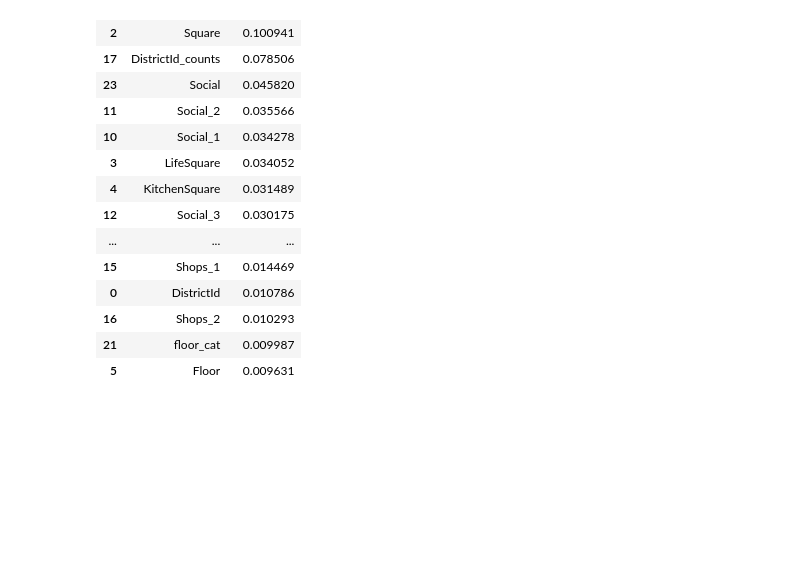
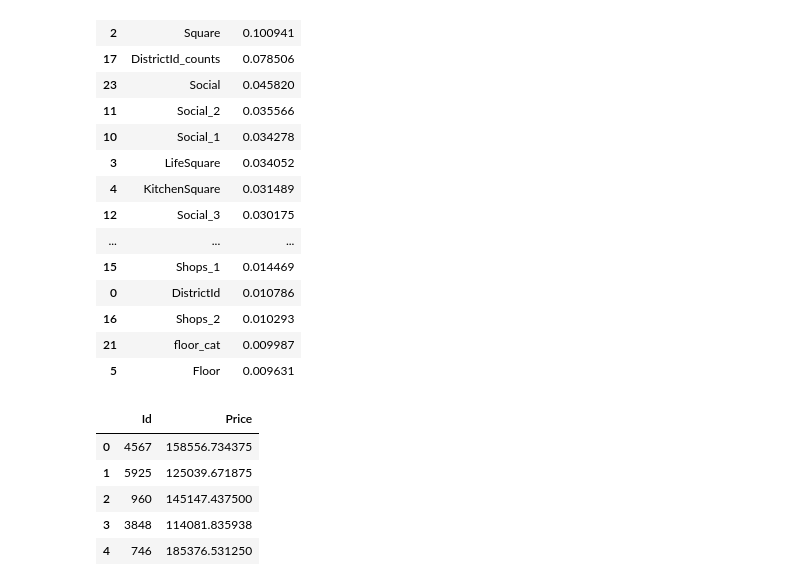
Before and after one commit to a1exsan/np_pd_sklearn_practice, a Jupyter notebook: gb_real_estate_price_prediction.ipynb, the cells around one changed output. Drawn from its saved outputs; the diff is of its cells as text; code cells hidden in the pictures; blank space fills up the shorter version.

```diff
--- a/gb_real_estate_price_prediction.ipynb
+++ b/gb_real_estate_price_prediction.ipynb
@@ -342,3 +342,18 @@ feature_importances
 | 16 | Shops_2 | 0.010293 |
 | 21 | floor_cat | 0.009987 |
 | 5 | Floor | 0.009631 |
+# %%
+test_df_pred = gb_model.predict(test_df)
+
+submission_df = pd.read_csv('sample_submission.csv')
+submission_df['Price'] = test_df_pred
+submission_df.to_csv('predictions.csv', index=False, encoding='utf-8', sep=',')
+
+submission_df.head()
+# %% [output]
+|  | Id | Price |
+| 0 | 4567 | 158556.734375 |
+| 1 | 5925 | 125039.671875 |
+| 2 | 960 | 145147.437500 |
+| 3 | 3848 | 114081.835938 |
+| 4 | 746 | 185376.531250 |
```
Also changed, not shown: parts of 1 cell of this notebook, 4 other files.
